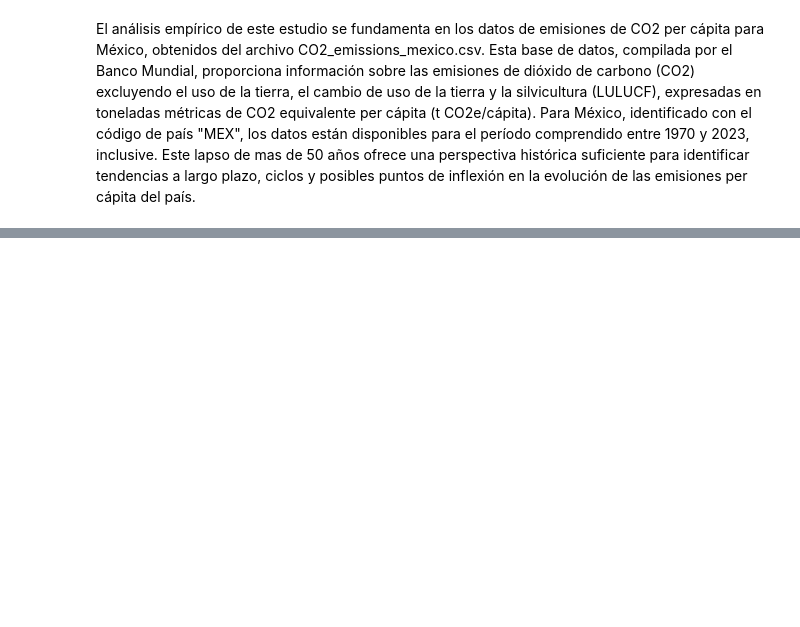
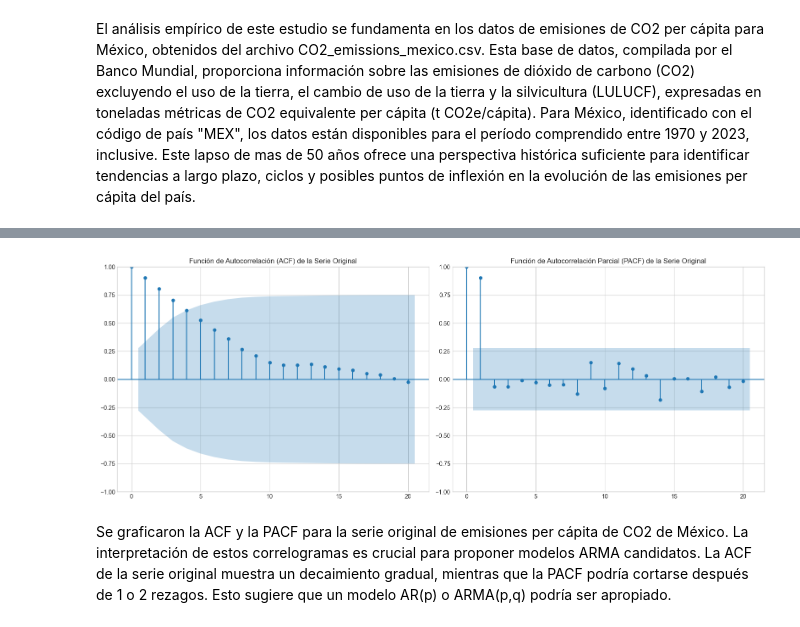
Before and after one commit to ClaudioGlez21/Pronosticar-para-Transformar, a Jupyter notebook: Pronosticar para Transformar.ipynb, the cells around one changed output, grey strips where cells are left out. Cells and saved outputs as stored; diff of their text form; code cells hidden in the pictures; blank space fills up the shorter version.

```diff
--- a/Pronosticar para Transformar.ipynb
+++ b/Pronosticar para Transformar.ipynb
@@ -580,0 +176,19 @@ No se ha seleccionado un mejor modelo para la generación de pronósticos.
+# %%
+adf_series_input = df_mexico_series['Emissions_CO2_per_capita'].dropna()
+adf_result_original = adfuller(adf_series_input)
+
+print('Resultados de la Prueba ADF para la serie original:')
+print(f'Estadístico ADF: {adf_result_original}')
+print(f'p-valor: {adf_result_original[1]}')
+print('Valores críticos:')
+for key, value in adf_result_original[4].items():
+    print(f'\t{key}: {value}')
+
+d = 0 # Inicializar orden de diferenciación
+if adf_result_original[1] > 0.05:
+    d = 0
+    series_estacionaria_para_acf_pacf = adf_series_input
+else:
+    print("La serie original ES estacionaria (p-valor <= 0.05). No se necesita diferenciación.")
+    d = 0
+    series_estacionaria_para_acf_pacf = adf_series_input
@@ -580,0 +214,16 @@ No se ha seleccionado un mejor modelo para la generación de pronósticos.
+# %%
+# Graficar ACF y PACF de la serie original (estacionaria, ya que d=0)
+
+fig, axes = plt.subplots(1, 2, figsize=(16, 6))
+# ACF
+plot_acf(series_estacionaria_para_acf_pacf, ax=axes[0], lags=20)  # Mostrar hasta 20 rezagos
+axes[0].set_title('Función de Autocorrelación (ACF) de la Serie Original')
+# PACF
+plot_pacf(series_estacionaria_para_acf_pacf, ax=axes[1], lags=20)  # Mostrar hasta 20 rezagos
+axes[1].set_title('Función de Autocorrelación Parcial (PACF) de la Serie Original')
+plt.tight_layout()
+plt.show()
+# %% [output]
+[figure, added]
+# %% [markdown]
+Se graficaron la ACF y la PACF para la serie original de emisiones per cápita de CO2 de México. La interpretación de estos correlogramas es crucial para proponer modelos ARMA candidatos. La ACF de la serie original muestra un decaimiento gradual, mientras que la PACF podría cortarse después de 1 o 2 rezagos. Esto sugiere que un modelo AR(p) o ARMA(p,q) podría ser apropiado.
```
Also changed, not shown: parts of 50 cells of this notebook.
